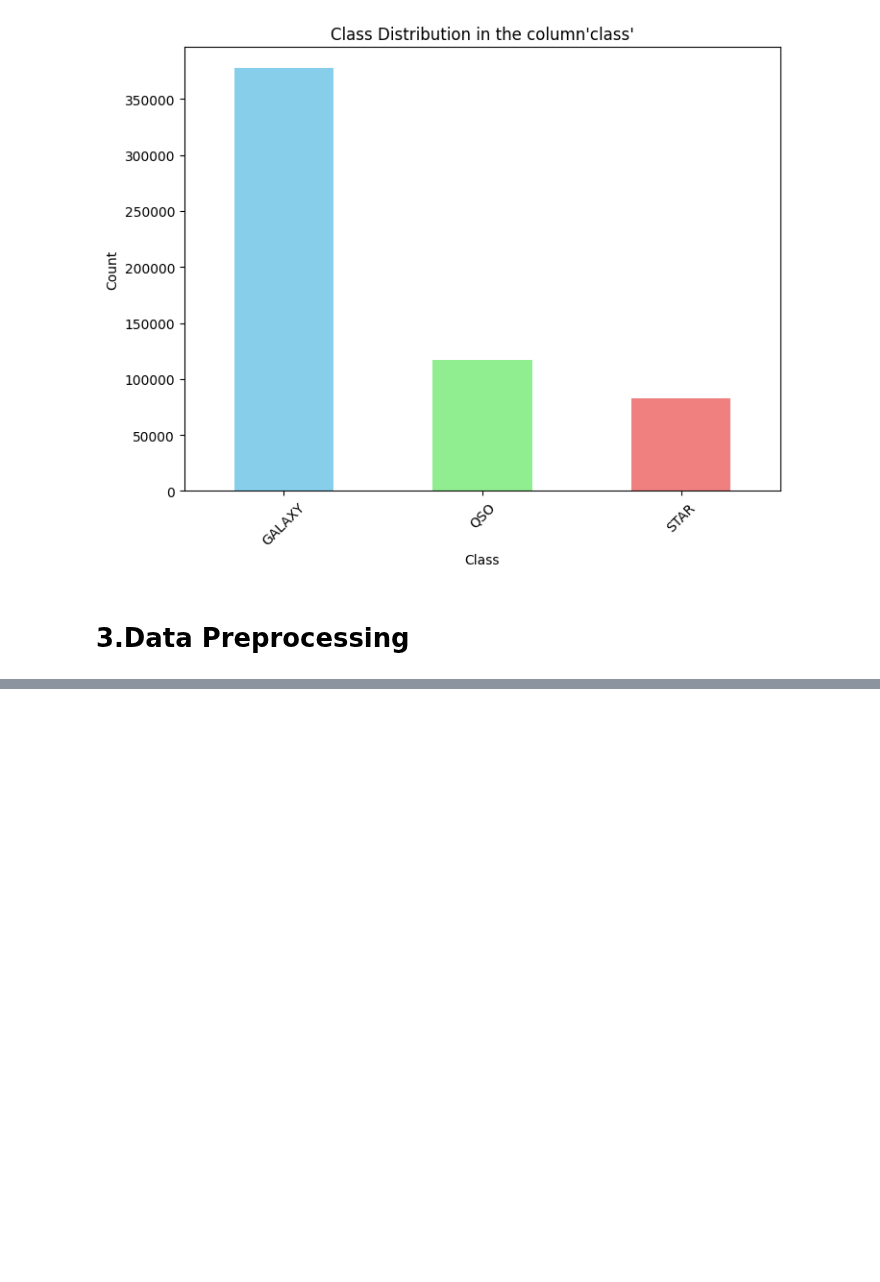
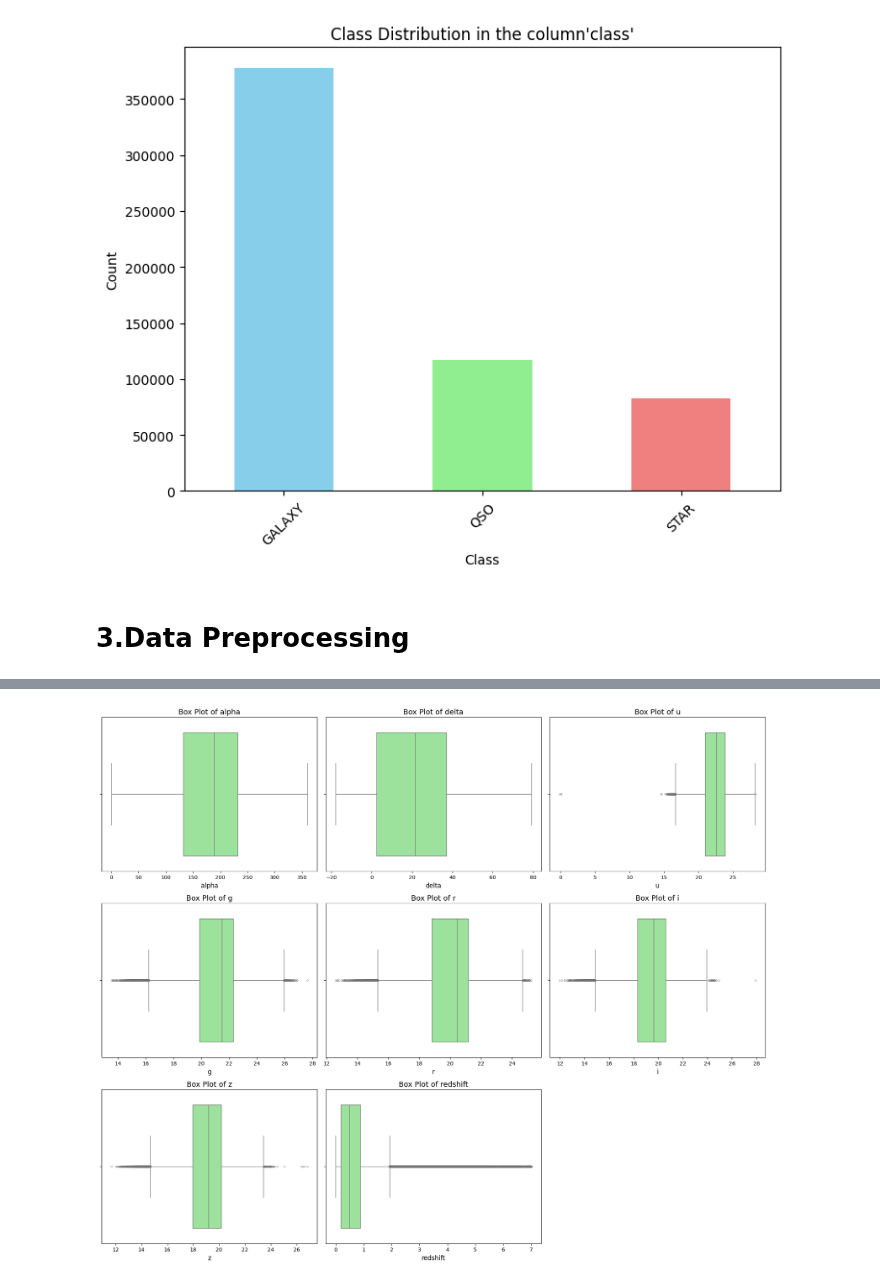
Before and after one commit to David-Langat/Kaggle, a Jupyter notebook: playground_series/predicting_stellar_class/predicting_stellar_class.ipynb, the cells around one changed output, grey strips where cells are left out. Cells and saved outputs as stored; diff of their text form; code cells hidden in the pictures; blank space fills up the shorter version.

```diff
--- a/playground_series/predicting_stellar_class/predicting_stellar_class.ipynb
+++ b/playground_series/predicting_stellar_class/predicting_stellar_class.ipynb
@@ -172,0 +236,39 @@ X = pd.get_dummies(X, columns=['spectral_type'], drop_first=True, dtype=int)
+# %%
+def plot_numerical_boxplots(df, columns, sample_size=None):
+    """
+    Plots box plots of specified numerical columns in a grid.
+
+    Parameters:
+    - df: pandas DataFrame
+    - columns: list of strings (column names to plot)
+    - sample_size: int, optional (randomly sample data for faster plotting)
+    """
+    if sample_size and len(df) > sample_size:
+        data_to_plot = df.sample(n=sample_size, random_state=42)
+    else:
+        data_to_plot = df
+
+    n_cols = 3
+    n_rows = math.ceil(len(columns) / n_cols)
+
+    fig, axes = plt.subplots(n_rows, n_cols, figsize=(18, 5 * n_rows))
+    axes = axes.flatten() # Flatten to 1D array for easy iteration
+
+    for i, col in enumerate(columns):
+        # Plot boxplot, styling the outlier dots slightly transparent
+        sns.boxplot(x=data_to_plot[col].dropna(), ax=axes[i], color='lightgreen',
+                    flierprops=dict(marker='o', markersize=3, alpha=0.5))
+
+        axes[i].set_title(f'Box Plot of {col}', fontsize=14)
+        axes[i].set_xlabel(col, fontsize=12)
+
+    # Remove any empty subplots if the number of columns isn't a multiple of 3
+    for j in range(len(columns), len(axes)):
+        fig.delaxes(axes[j])
+
+    plt.tight_layout()
+    plt.show()
+
+plot_numerical_boxplots(train_df, numerical_features)
+# %% [output]
+[figure, added]
```
Also changed, not shown: parts of 6 cells of this notebook.
